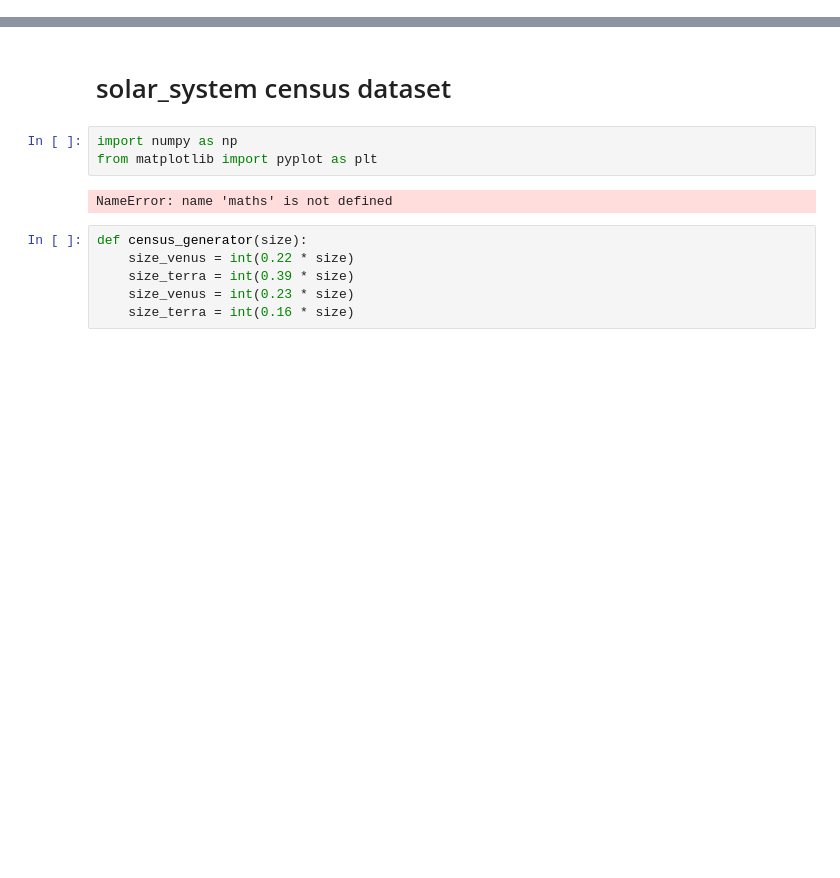
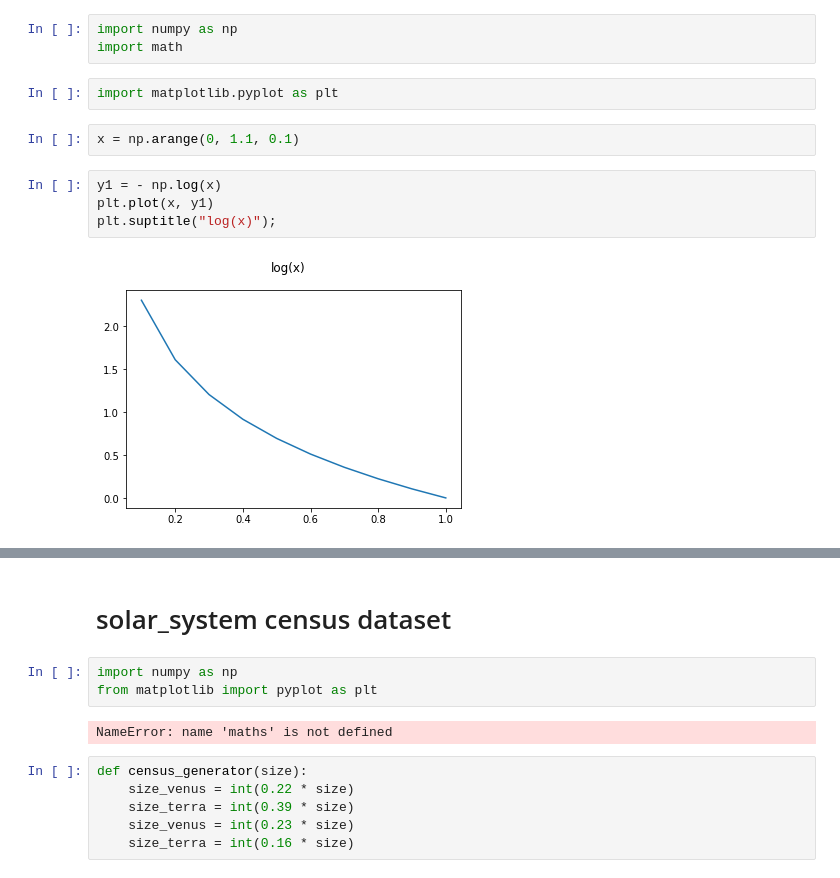
Before and after one commit to 42-AI/bootcamp_machine-learning, a Jupyter notebook: Untitled.ipynb, the cells around one changed output, grey strips where cells are left out. Saved outputs shown, nothing was run; the diff lists cells and outputs as text; blank space fills up the shorter version.

```diff
--- a/Untitled.ipynb
+++ b/Untitled.ipynb
@@ -0,0 +1,13 @@
+# %%
+import numpy as np
+import math
+# %%
+import matplotlib.pyplot as plt
+# %%
+x = np.arange(0, 1.1, 0.1)
+# %%
+y1 = - np.log(x)
+plt.plot(x, y1)
+plt.suptitle("log(x)");
+# %% [output]
+[figure, added]
```
Also changed, not shown: parts of 2 cells of this notebook, 6 other files.
